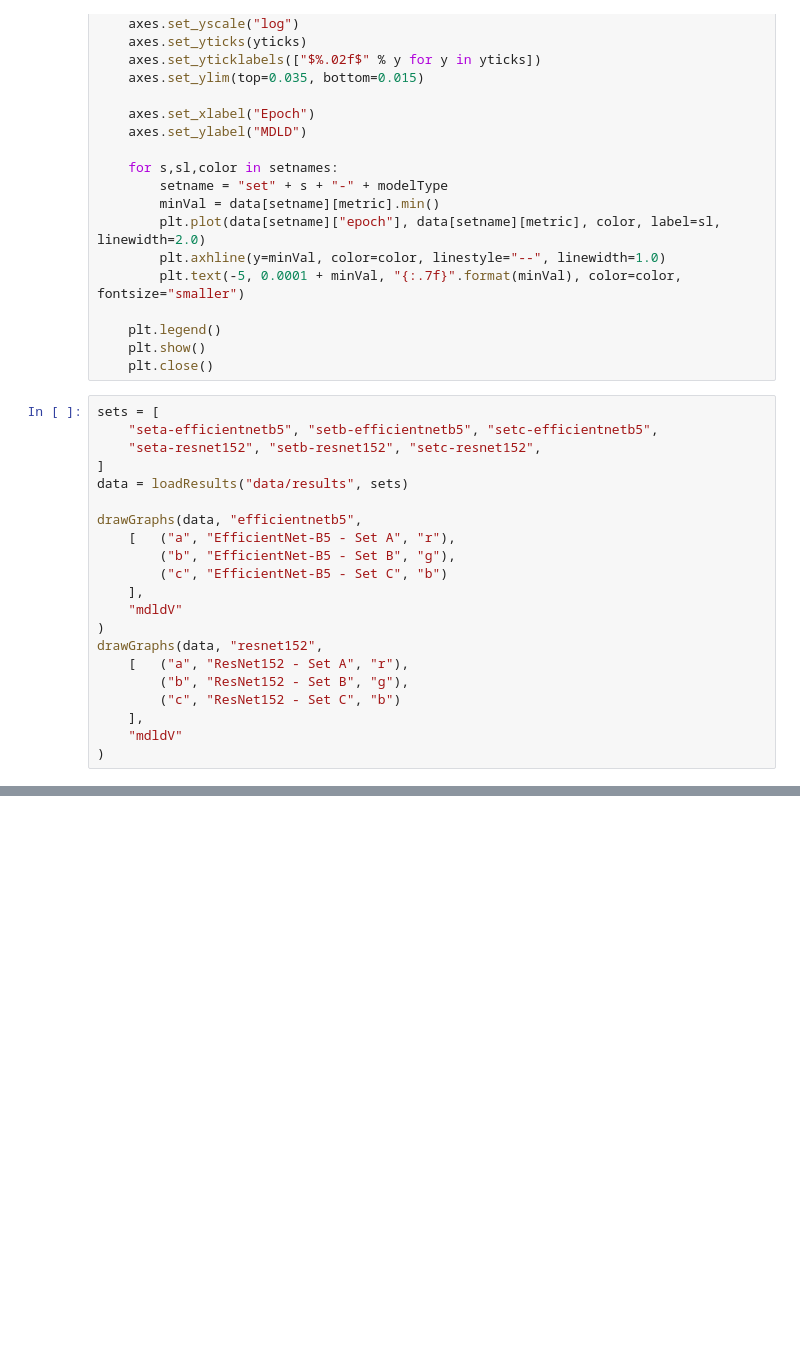
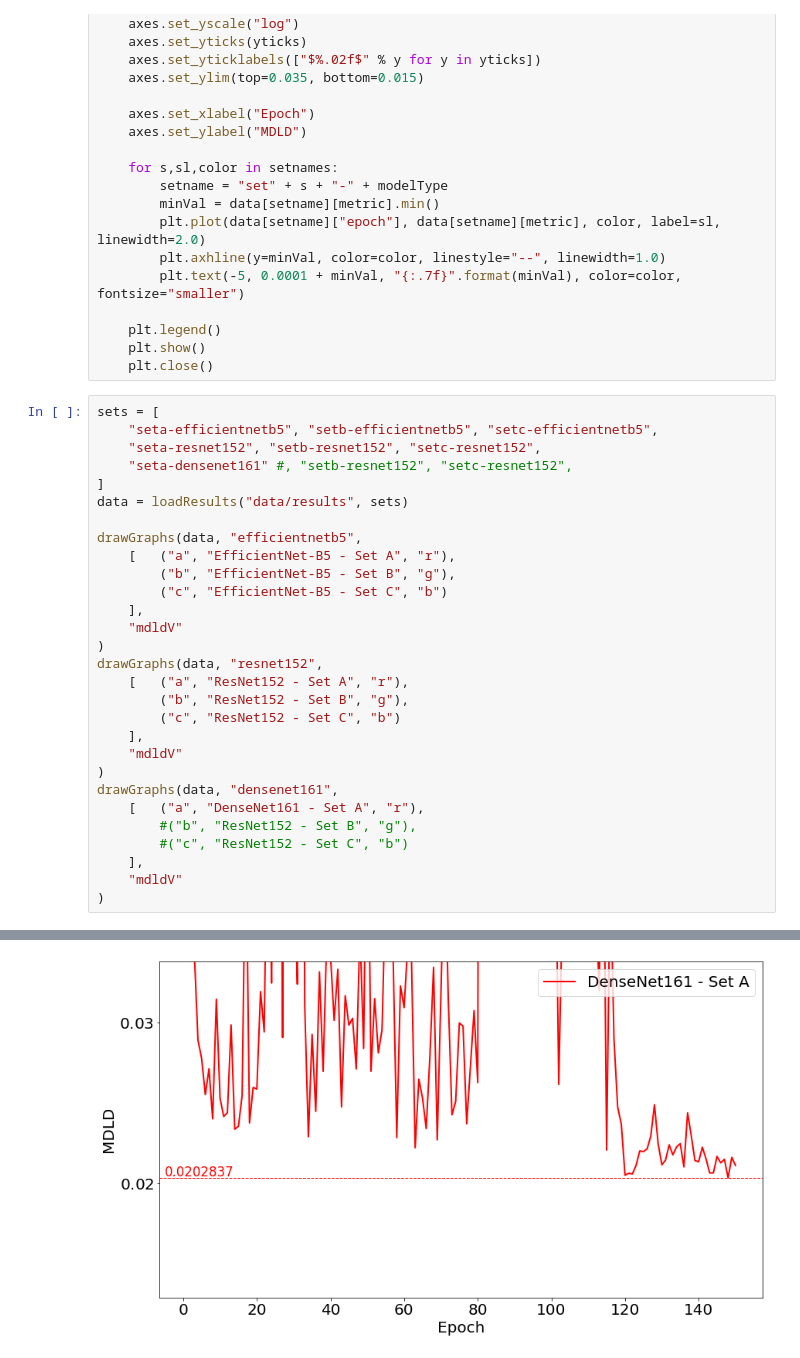
Before and after one commit to IgorJanos/stuFootball360, a Jupyter notebook: notebooks/makeGraphs.ipynb, the cells around one changed output, grey strips where cells are left out. Drawn from its saved outputs; the diff is of its cells as text; blank space fills up the shorter version.

Commit message:
Error graphs

```diff
--- a/notebooks/makeGraphs.ipynb
+++ b/notebooks/makeGraphs.ipynb
@@ -49,24 +49,33 @@ def drawGraphs(data, modelType, setnames, metric):
 # %%
 sets = [
     "seta-efficientnetb5", "setb-efficientnetb5", "setc-efficientnetb5",
     "seta-resnet152", "setb-resnet152", "setc-resnet152",
+    "seta-densenet161" #, "setb-resnet152", "setc-resnet152",
 ]
 data = loadResults("data/results", sets)
 
 drawGraphs(data, "efficientnetb5",
     [   ("a", "EfficientNet-B5 - Set A", "r"),
         ("b", "EfficientNet-B5 - Set B", "g"),
         ("c", "EfficientNet-B5 - Set C", "b")
     ],
     "mdldV"
 )
 drawGraphs(data, "resnet152",
     [   ("a", "ResNet152 - Set A", "r"),
         ("b", "ResNet152 - Set B", "g"),
         ("c", "ResNet152 - Set C", "b")
     ],
     "mdldV"
 )
+drawGraphs(data, "densenet161",
+    [   ("a", "DenseNet161 - Set A", "r"),
+        #("b", "ResNet152 - Set B", "g"),
+        #("c", "ResNet152 - Set C", "b")
+    ],
+    "mdldV"
+)
 # %% [output]
 [figure]
 [figure]
+[figure, added]
```
Also changed, not shown: 3 other files.
